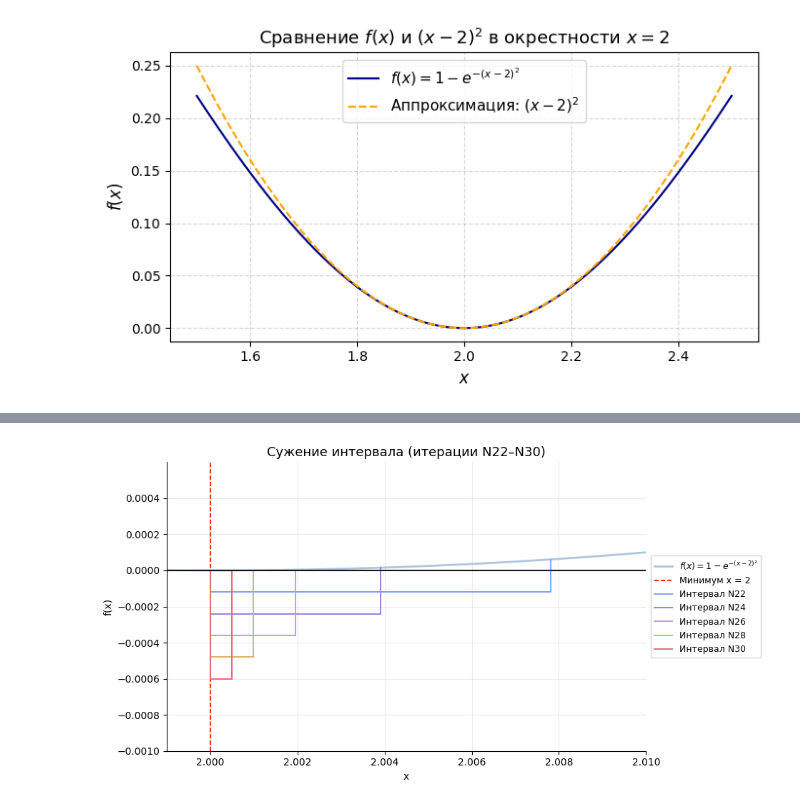
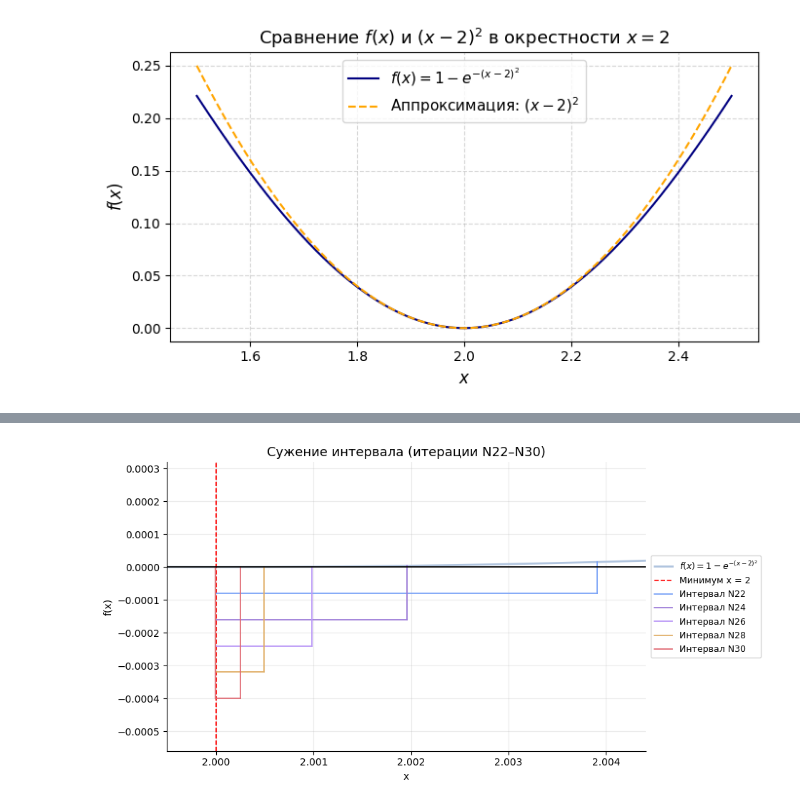
Before and after one commit to mnasonovy/optimization-methods, a Jupyter notebook: lab_1/grafics.ipynb, the cells around one changed output, grey strips where cells are left out. Saved outputs shown, nothing was run; the diff lists cells and outputs as text; code cells hidden in the pictures.

```diff
--- a/lab_1/grafics.ipynb
+++ b/lab_1/grafics.ipynb
@@ -203,52 +218,57 @@ import matplotlib.pyplot as plt
 def f(x):
     return 1 - np.exp(-(x - 2)**2)
 
-# история сужения интервалов (N22–N30)
+# ✅ Корректная история (N22–N30)
 history_22_30 = [
-    (1.999994, 2.007816),   # N22
-    (1.999994, 2.003910),   # N24
-    (1.999994, 2.001957),   # N26
-    (1.999994, 2.000981),   # N28
-    (1.999994, 2.000488)    # N30
+    (1.999994, 2.003910),   # N22
+    (1.999994, 2.001957),   # N24
+    (1.999994, 2.000980),   # N26
+    (1.999994, 2.000492),   # N28
+    (1.999994, 2.000248)    # N30
 ]
 
-# диапазон под реальные границы интервалов
-x_left, x_right = 1.999, 2.010
-x = np.linspace(x_left, x_right, 800)
+# --- Масштаб по X: под реальные границы интервалов
+a_min = min(a for a, _ in history_22_30)
+b_max = max(b for _, b in history_22_30)
+pad = 0.0005
+x_left, x_right = a_min - pad, b_max + pad
+
+x = np.linspace(x_left, x_right, 1000)
 y = f(x)
 
 fig, ax = plt.subplots(figsize=(9.5, 5))
-ax.plot(x, y, color='lightsteelblue', lw=2, label=r'$f(x) = 1 - e^{-(x - 2)^2}$')
+ax.plot(x, y, lw=2, label=r'$f(x) = 1 - e^{-(x - 2)^2}$', color='lightsteelblue')
 ax.axvline(2, color='red', linestyle='--', lw=1.2, label='Минимум x = 2')
 
-# цвета для 5 итераций
+# Цвета для 5 интервалов
 colors = ['#7aa2f7', '#9d7cd8', '#bb9af7', '#e0af68', '#e06c75']
 
-# рисуем скобы
+# Рисуем скобы до линии функции
+step = 0.00008  # шаг по вертикали
 for i, (a_i, b_i) in enumerate(history_22_30):
     color = colors[i % len(colors)]
-    y_bottom = -0.00012 * (i + 1)  # очень плотные, но видимые отступы
-    ax.plot([a_i, a_i], [y_bottom, f(a_i)], color=color, lw=1.4)
-    ax.plot([b_i, b_i], [y_bottom, f(b_i)], color=color, lw=1.4)
-    ax.plot([a_i, b_i], [y_bottom, y_bottom], color=color, lw=1.4, label=f'Интервал N{22 + 2*i}')
+    y_bottom = -step * (i + 1)
+    ax.plot([a_i, a_i], [y_bottom, f(a_i)], color=color, lw=1.3)
+    ax.plot([b_i, b_i], [y_bottom, f(b_i)], color=color, lw=1.3)
+    ax.plot([a_i, b_i], [y_bottom, y_bottom], color=color, lw=1.3, label=f'Интервал N{22 + 2*i}')
 
 # оформление
-ax.axhline(0, color='black', lw=1.3)
+ax.axhline(0, color='black', lw=1.3)  # ось OX
 ax.spines['top'].set_visible(False)
 ax.spines['right'].set_visible(False)
 
-# автоподбор масштаба по y
-y_top = y.max() + 0.0005
-y_bottom = min(-0.00012 * (len(history_22_30) + 1), -0.001)
+# Диапазон по Y
+y_top = y.max() + 0.0003
+y_bottom = -step * (len(history_22_30) + 2)
 ax.set_ylim(y_bottom, y_top)
+ax.set_xlim(x_left, x_right)
 
-ax.set_xlim(x_left, x_right)
 ax.set_title('Сужение интервала (итерации N22–N30)', fontsize=13)
 ax.set_xlabel('x')
 ax.set_ylabel('f(x)')
 ax.legend(loc='center left', bbox_to_anchor=(1, 0.5), fontsize=9)
 ax.grid(True, alpha=0.25)
 plt.tight_layout()
 plt.show()
 # %% [output]
-[figure, old version]
+[figure, new version]
```
Also changed, not shown: parts of 2 cells of this notebook, 1 other file.
